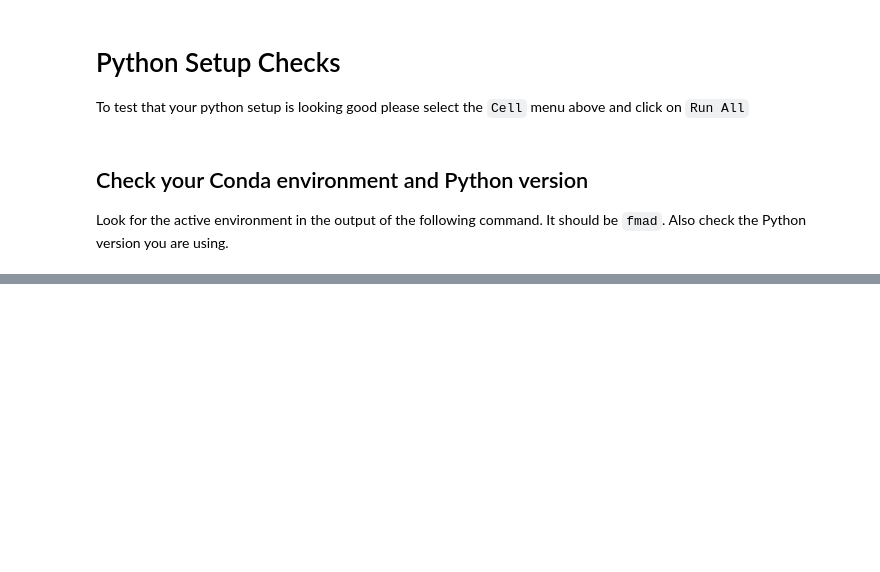
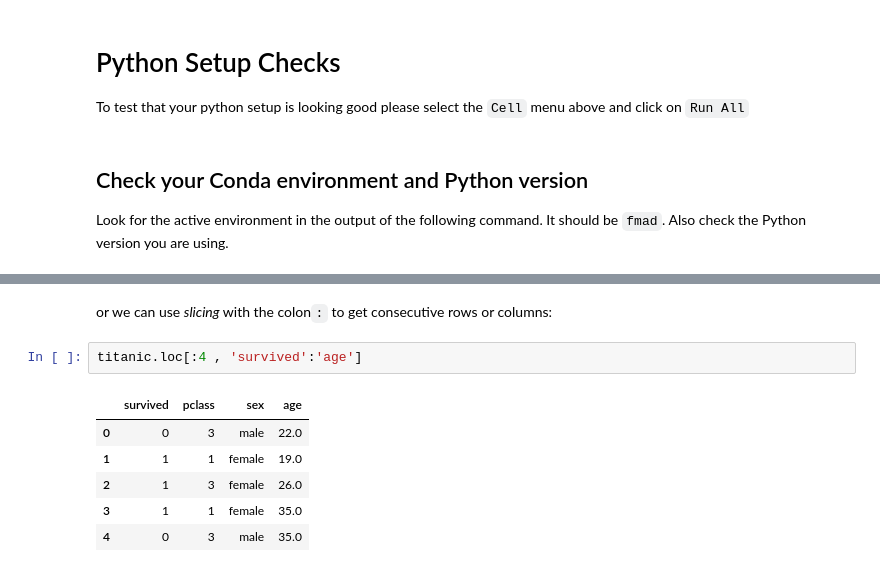
Before and after one commit to mbdfmad/fmad2223, a Jupyter notebook: 01a_test_your_setup.ipynb, the cells around one changed output, grey strips where cells are left out. Cells and saved outputs as stored; diff of their text form; blank space fills up the shorter version.

```diff
--- a/01a_test_your_setup.ipynb
+++ b/01a_test_your_setup.ipynb
@@ -51,0 +234,11 @@ print(pd.__version__)
+# %% [markdown]
+or we can use *slicing* with the colon`:` to get consecutive rows or columns:
+# %%
+titanic.loc[:4 , 'survived':'age']
+# %% [output]
+|  | survived | pclass | sex | age |
+| 0 | 0 | 3 | male | 22.0 |
+| 1 | 1 | 1 | female | 19.0 |
+| 2 | 1 | 3 | female | 26.0 |
+| 3 | 1 | 1 | female | 35.0 |
+| 4 | 0 | 3 | male | 35.0 |
```
Also changed, not shown: parts of 46 cells of this notebook, 3 other files.
